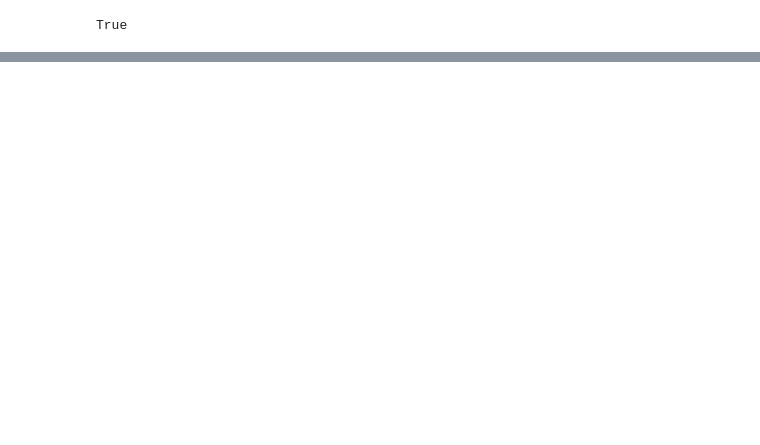
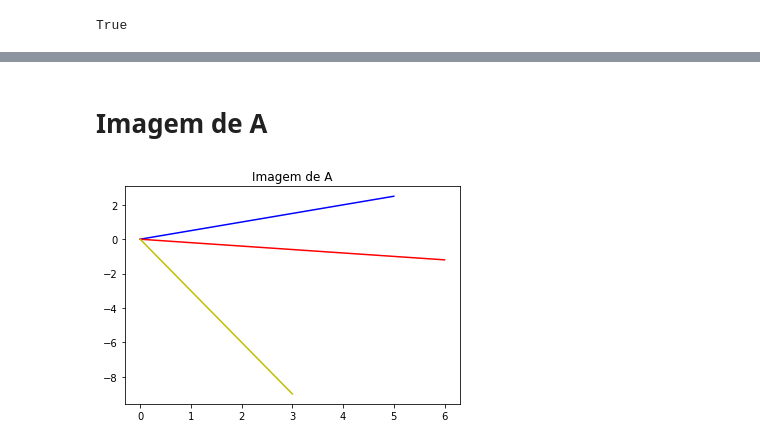
Before and after one commit to Aclira/Aula6, a Jupyter notebook: Aula6_Acza.ipynb, the cells around one changed output, grey strips where cells are left out. Cells and saved outputs as stored; diff of their text form; code cells hidden in the pictures; blank space fills up the shorter version.

```diff
--- a/Aula6_Acza.ipynb
+++ b/Aula6_Acza.ipynb
@@ -61,0 +97,33 @@ passa 2 vetors, usa x e y e faz os coiso lá pra obter o final.(Trabalho pra cas
+# %% [markdown]
+# Imagem de A
+# %%
+#Para encontrar o Angulo é feito o calculo do coeficiente angular
+def func(vet, x):
+    return (vet[1]/vet[0])*x
+
+a = np.array([2,1])
+b = np.array([1, -3])
+
+
+x1 = 2
+x2 = 1
+
+a1 = x1 * a
+b1 = x2 * b
+
+u = a1 + b1
+
+
+aT = np.linspace(0, 5)
+uT = np.linspace(0, 6)
+bT = np.linspace(0, 3)
+
+
+plt.plot(aT, func(a1, aT), "b")
+plt.plot(uT, func(u, uT), "r")
+plt.plot(bT, func(b1, bT), "y")
+
+plt.title('Imagem de A')
+plt.show()
+# %% [output]
+[figure, added]
```
Also changed, not shown: parts of 8 cells of this notebook.
